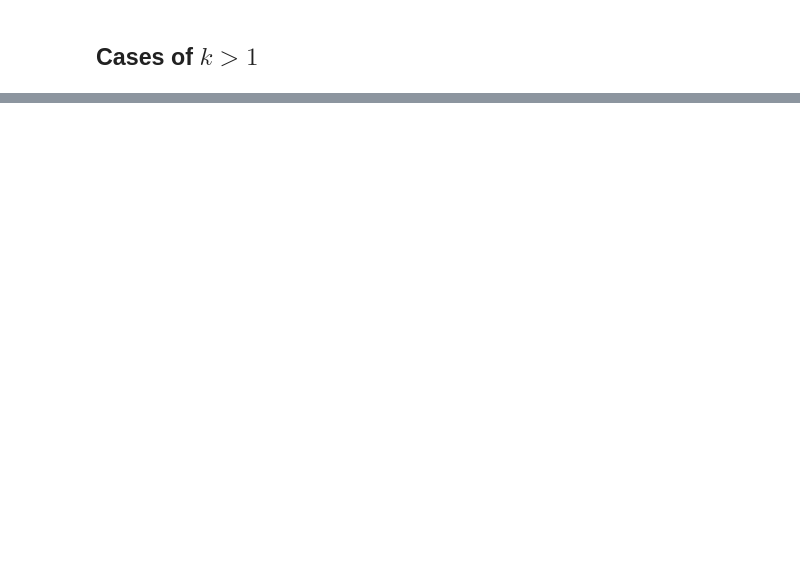
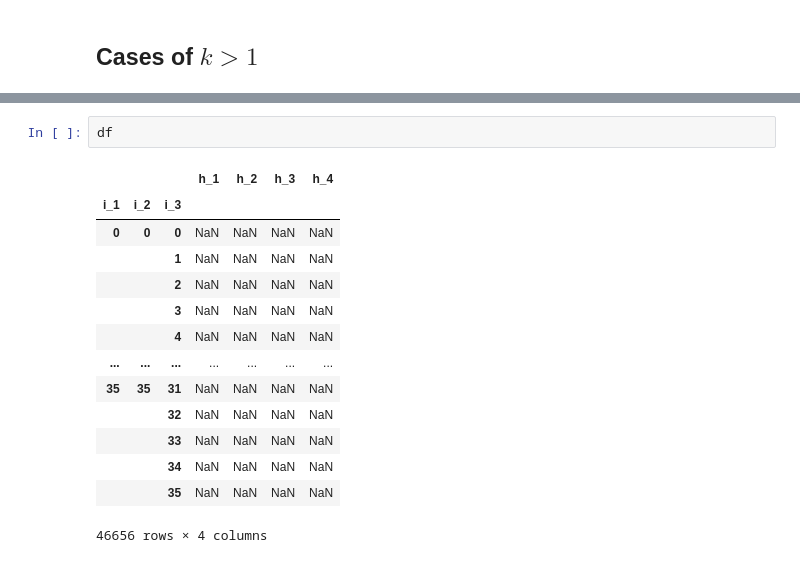
Before and after one commit to nataliavelez/teaching_models, a Jupyter notebook: testing_rectangle_model.ipynb, the cells around one changed output, grey strips where cells are left out. Cells and saved outputs as stored; diff of their text form; blank space fills up the shorter version.

```diff
--- a/testing_rectangle_model.ipynb
+++ b/testing_rectangle_model.ipynb
@@ -176,0 +197,17 @@ plot_problem_with_probs(df_5000)
+# %%
+df
+# %% [output]
+|  |  |  | h_1 | h_2 | h_3 | h_4 |
+| i_1 | i_2 | i_3 |  |  |  |  |
+| 0 | 0 | 0 | NaN | NaN | NaN | NaN |
+|  |  | 1 | NaN | NaN | NaN | NaN |
+|  |  | 2 | NaN | NaN | NaN | NaN |
+|  |  | 3 | NaN | NaN | NaN | NaN |
+|  |  | 4 | NaN | NaN | NaN | NaN |
+| ... | ... | ... | ... | ... | ... | ... |
+| 35 | 35 | 31 | NaN | NaN | NaN | NaN |
+|  |  | 32 | NaN | NaN | NaN | NaN |
+|  |  | 33 | NaN | NaN | NaN | NaN |
+|  |  | 34 | NaN | NaN | NaN | NaN |
+|  |  | 35 | NaN | NaN | NaN | NaN |
+46656 rows × 4 columns
```
Also changed, not shown: parts of 24 cells of this notebook.
